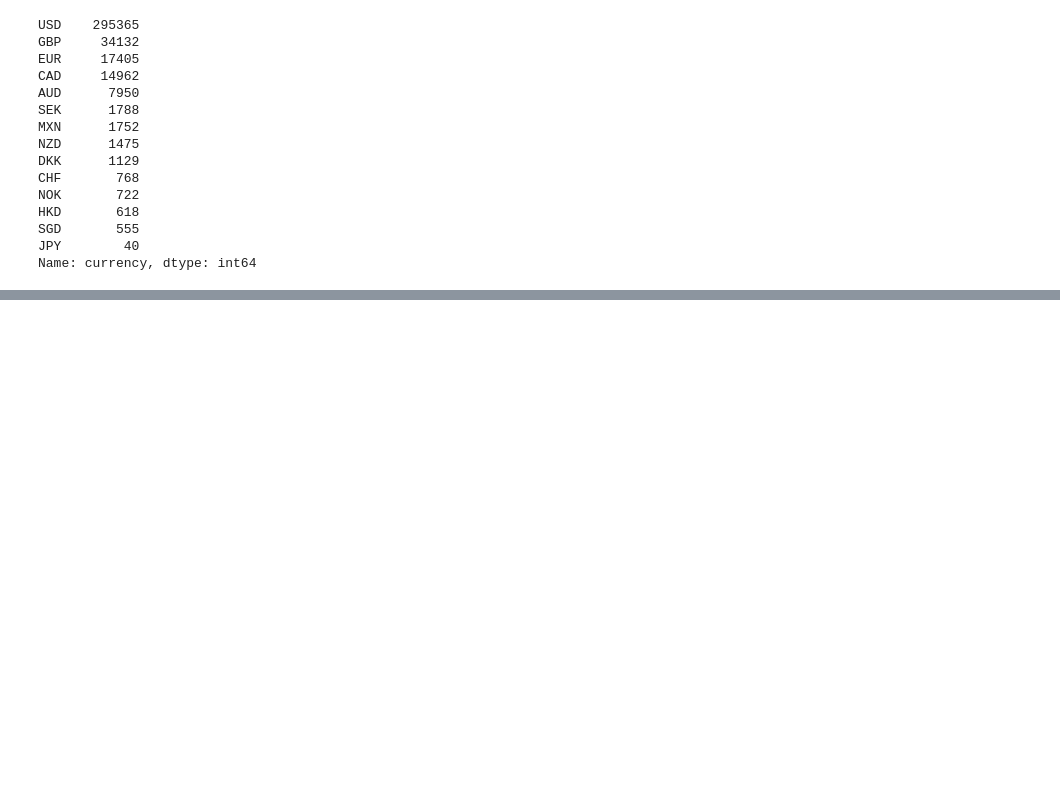
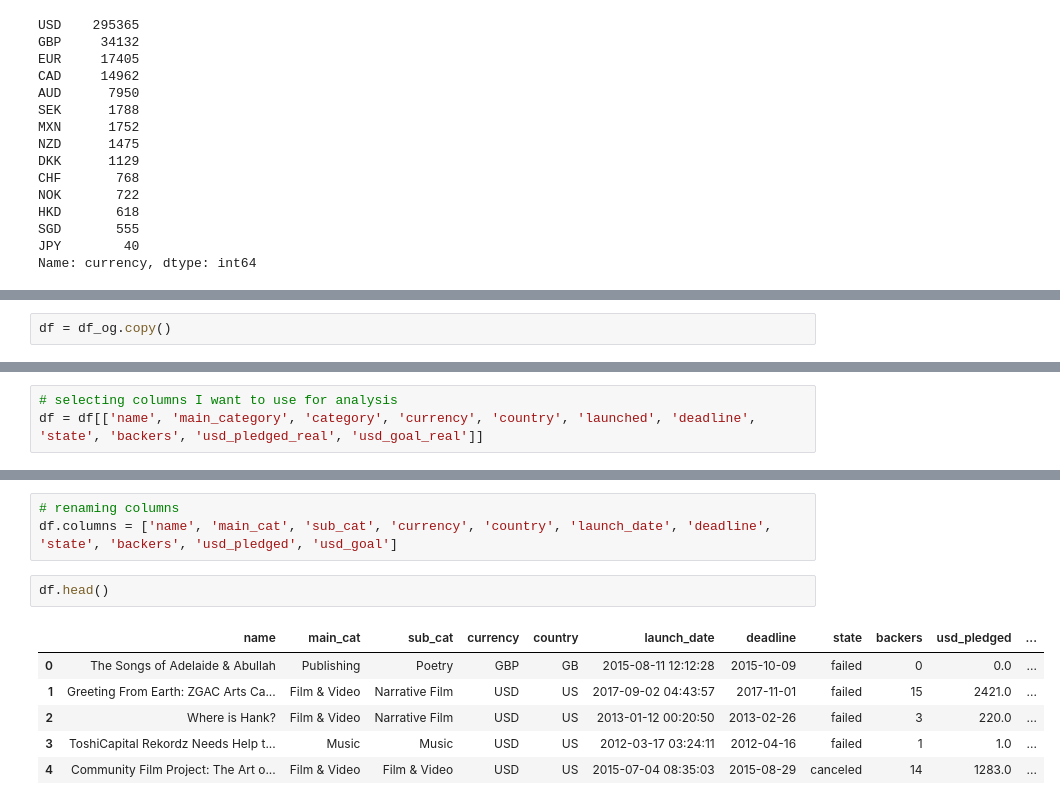
Before and after one commit to pjwseo/Kickstarter-Analysis, a Jupyter notebook: kickstarter-analysis.ipynb, the cells around one changed output, grey strips where cells are left out. Cells and saved outputs as stored; diff of their text form; blank space fills up the shorter version.

```diff
--- a/kickstarter-analysis.ipynb
+++ b/kickstarter-analysis.ipynb
@@ -129,0 +179,2 @@ Name: currency, dtype: int64
+# %%
+df = df_og.copy()
@@ -129,0 +190,3 @@ Name: currency, dtype: int64
+# %%
+# selecting columns I want to use for analysis
+df = df[['name', 'main_category', 'category', 'currency', 'country', 'launched', 'deadline', 'state', 'backers', 'usd_pledged_real', 'usd_goal_real']]
@@ -129,0 +202,12 @@ Name: currency, dtype: int64
+# %%
+# renaming columns
+df.columns = ['name', 'main_cat', 'sub_cat', 'currency', 'country', 'launch_date', 'deadline', 'state', 'backers', 'usd_pledged', 'usd_goal']
+# %%
+df.head()
+# %% [output]
+|  | name | main_cat | sub_cat | currency | country | launch_date | deadline | state | backers | usd_pledged | ... |
+| 0 | The Songs of Adelaide & Abullah | Publishing | Poetry | GBP | GB | 2015-08-11 12:12:28 | 2015-10-09 | failed | 0 | 0.0 | ... |
+| 1 | Greeting From Earth: ZGAC Arts Ca... | Film & Video | Narrative Film | USD | US | 2017-09-02 04:43:57 | 2017-11-01 | failed | 15 | 2421.0 | ... |
+| 2 | Where is Hank? | Film & Video | Narrative Film | USD | US | 2013-01-12 00:20:50 | 2013-02-26 | failed | 3 | 220.0 | ... |
+| 3 | ToshiCapital Rekordz Needs Help t... | Music | Music | USD | US | 2012-03-17 03:24:11 | 2012-04-16 | failed | 1 | 1.0 | ... |
+| 4 | Community Film Project: The Art o... | Film & Video | Film & Video | USD | US | 2015-07-04 08:35:03 | 2015-08-29 | canceled | 14 | 1283.0 | ... |
```
Also changed, not shown: parts of 14 cells of this notebook.
